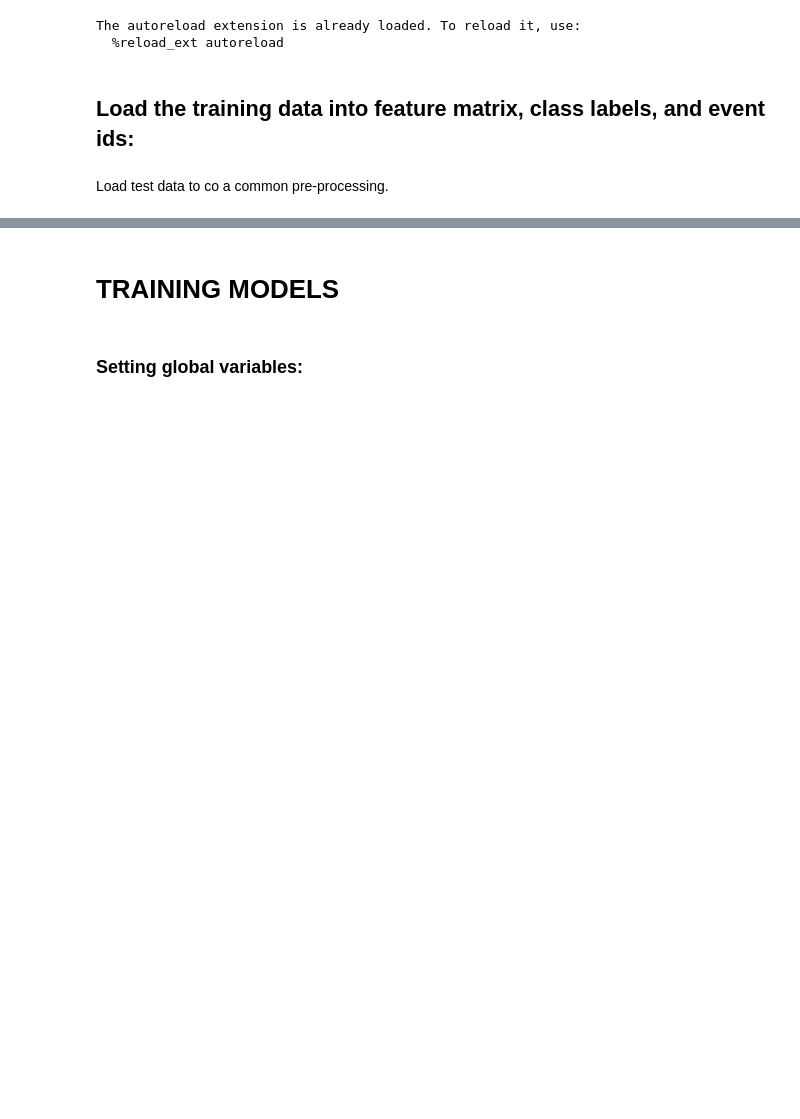
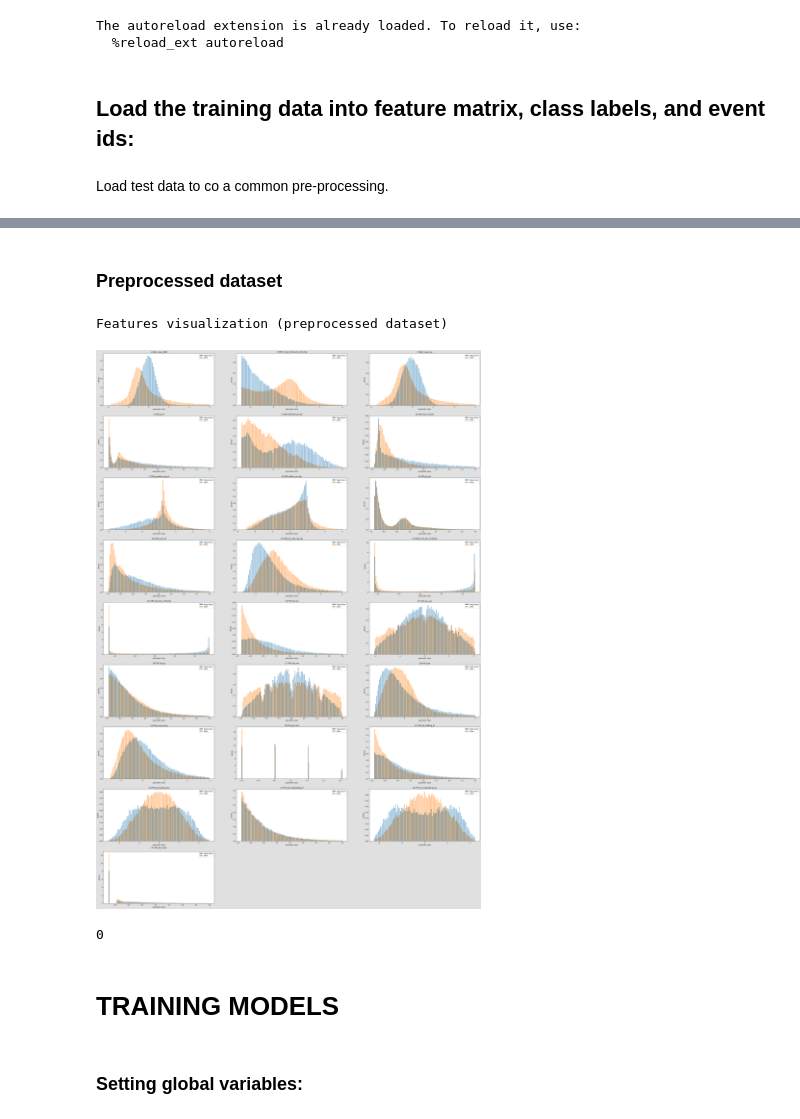
Before and after one commit to CS-433/ml-project-1-jaggifanclub, a Jupyter notebook: project1.ipynb, the cells around one changed output, grey strips where cells are left out. Drawn from its saved outputs; the diff is of its cells as text; code cells hidden in the pictures; blank space fills up the shorter version.

```diff
--- a/project1.ipynb
+++ b/project1.ipynb
@@ -28,3 +38,14 @@ _, tX_test, ids_test = load_csv_data(DATA_TEST_PATH)
+# %% [markdown]
+### Preprocessed dataset
+# %%
+y_dv1, tX_dv1, _, _, _ = preprocess_data(y_train, tX_train, ids_train, tX_test, ids_test, param={'Degree_poly':1})
+param_names_dv = np.delete(param_names, [15,18,20,25,28]) # parameters removed in preprocess
+print("Features visualization (preprocessed dataset)")
+plot_features_visualization(y_dv1, tX_dv1[:,1:], names=param_names_dv)
+# %% [output]
+Features visualization (preprocessed dataset)
+[figure, added]
+0
 # %% [markdown]
 # TRAINING MODELS
 # %% [markdown]
```
Also changed, not shown: parts of 6 cells of this notebook, 1 other file.
